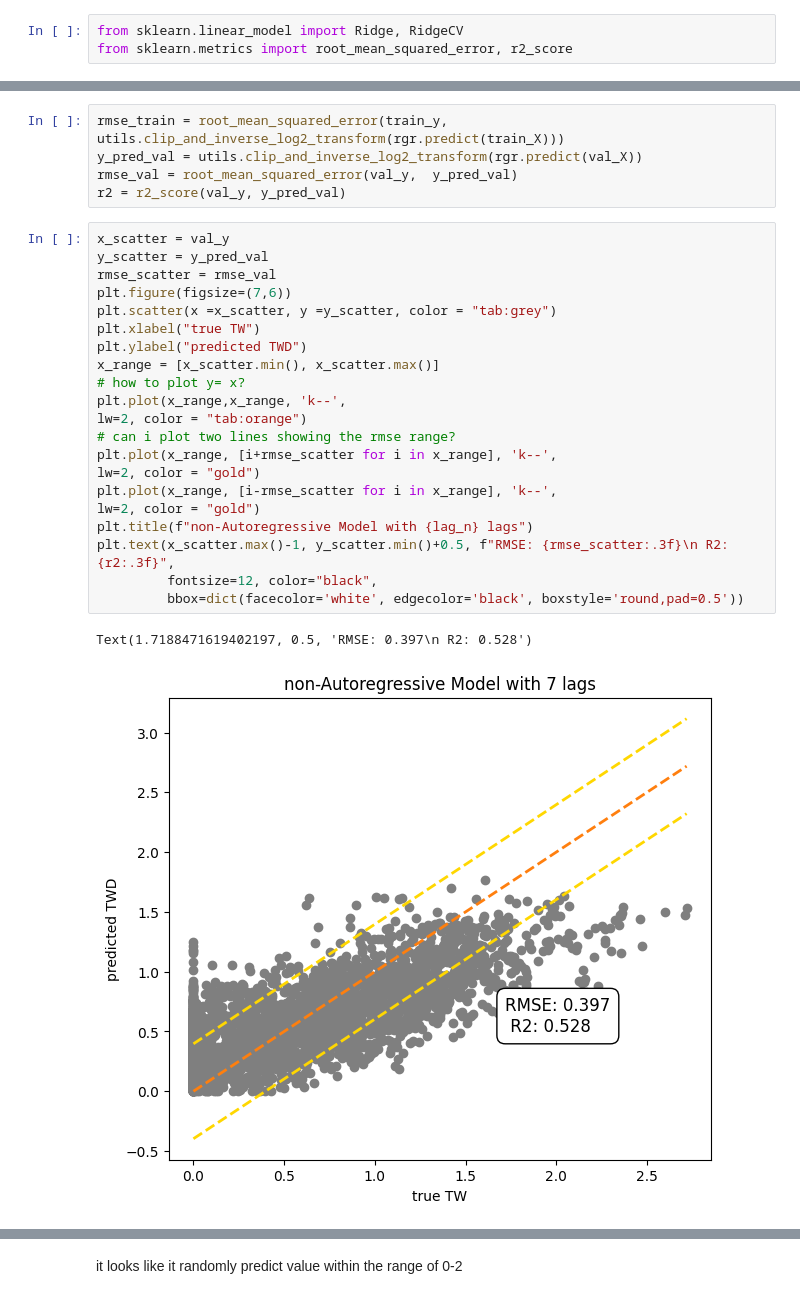
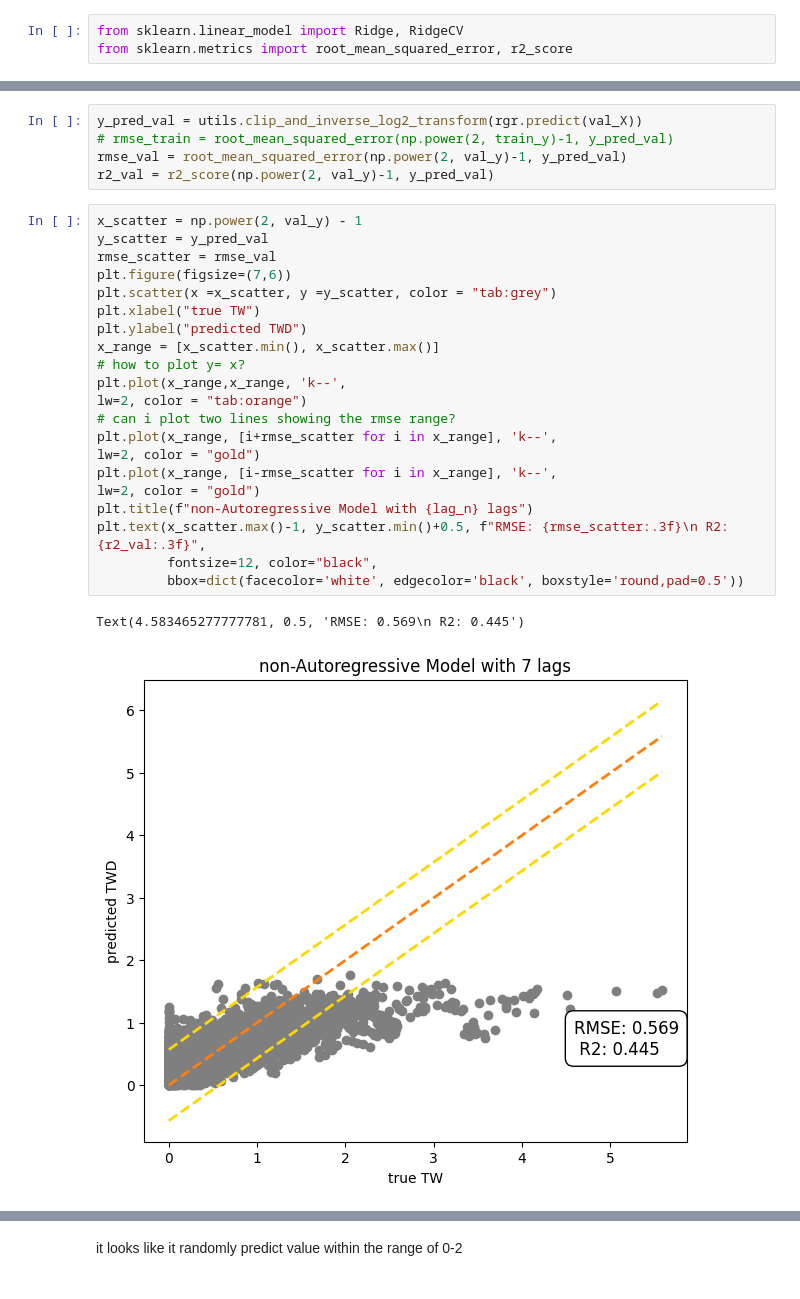
Before and after one commit to PinaColadast/eth-capstone-treewater-deficit, a Jupyter notebook: 02_ridge_non_at_and_at.ipynb, the cells around one changed output, grey strips where cells are left out. Drawn from its saved outputs; the diff is of its cells as text.

Commit message:
replot results of transformer training 7

```diff
--- a/02_ridge_non_at_and_at.ipynb
+++ b/02_ridge_non_at_and_at.ipynb
@@ -303,29 +309,29 @@ rgr.score(train_X, np.log2(1+train_y))
 # %%
-rmse_train = root_mean_squared_error(train_y, utils.clip_and_inverse_log2_transform(rgr.predict(train_X)))
 y_pred_val = utils.clip_and_inverse_log2_transform(rgr.predict(val_X))
-rmse_val = root_mean_squared_error(val_y,  y_pred_val)
-r2 = r2_score(val_y, y_pred_val)
+# rmse_train = root_mean_squared_error(np.power(2, train_y)-1, y_pred_val)
+rmse_val = root_mean_squared_error(np.power(2, val_y)-1, y_pred_val)
+r2_val = r2_score(np.power(2, val_y)-1, y_pred_val)
 # %%
-x_scatter = val_y
+x_scatter = np.power(2, val_y) - 1
 y_scatter = y_pred_val
 rmse_scatter = rmse_val
 plt.figure(figsize=(7,6))
 plt.scatter(x =x_scatter, y =y_scatter, color = "tab:grey")
 plt.xlabel("true TW")
 plt.ylabel("predicted TWD")
 x_range = [x_scatter.min(), x_scatter.max()]
 # how to plot y= x?
 plt.plot(x_range,x_range, 'k--',
 lw=2, color = "tab:orange")
 # can i plot two lines showing the rmse range?
 plt.plot(x_range, [i+rmse_scatter for i in x_range], 'k--',
 lw=2, color = "gold")
 plt.plot(x_range, [i-rmse_scatter for i in x_range], 'k--',
 lw=2, color = "gold")
 plt.title(f"non-Autoregressive Model with {lag_n} lags")
-plt.text(x_scatter.max()-1, y_scatter.min()+0.5, f"RMSE: {rmse_scatter:.3f}\n R2: {r2:.3f}",
+plt.text(x_scatter.max()-1, y_scatter.min()+0.5, f"RMSE: {rmse_scatter:.3f}\n R2: {r2_val:.3f}",
          fontsize=12, color="black",
          bbox=dict(facecolor='white', edgecolor='black', boxstyle='round,pad=0.5'))
 # %% [output]
-Text(1.7188471619402197, 0.5, 'RMSE: 0.397\n R2: 0.528')
+Text(4.583465277777781, 0.5, 'RMSE: 0.569\n R2: 0.445')
-[figure, old version]
+[figure, new version]
```
Also changed, not shown: parts of 11 cells of this notebook, 52 other files.
